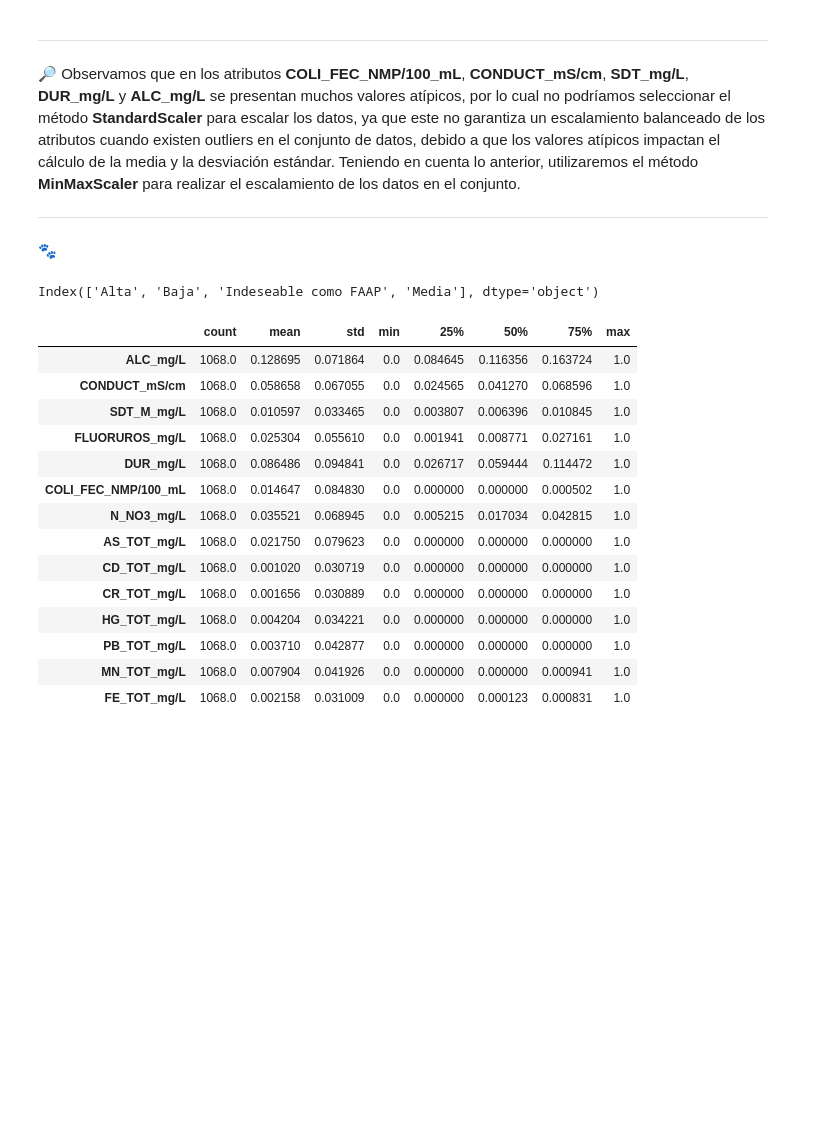
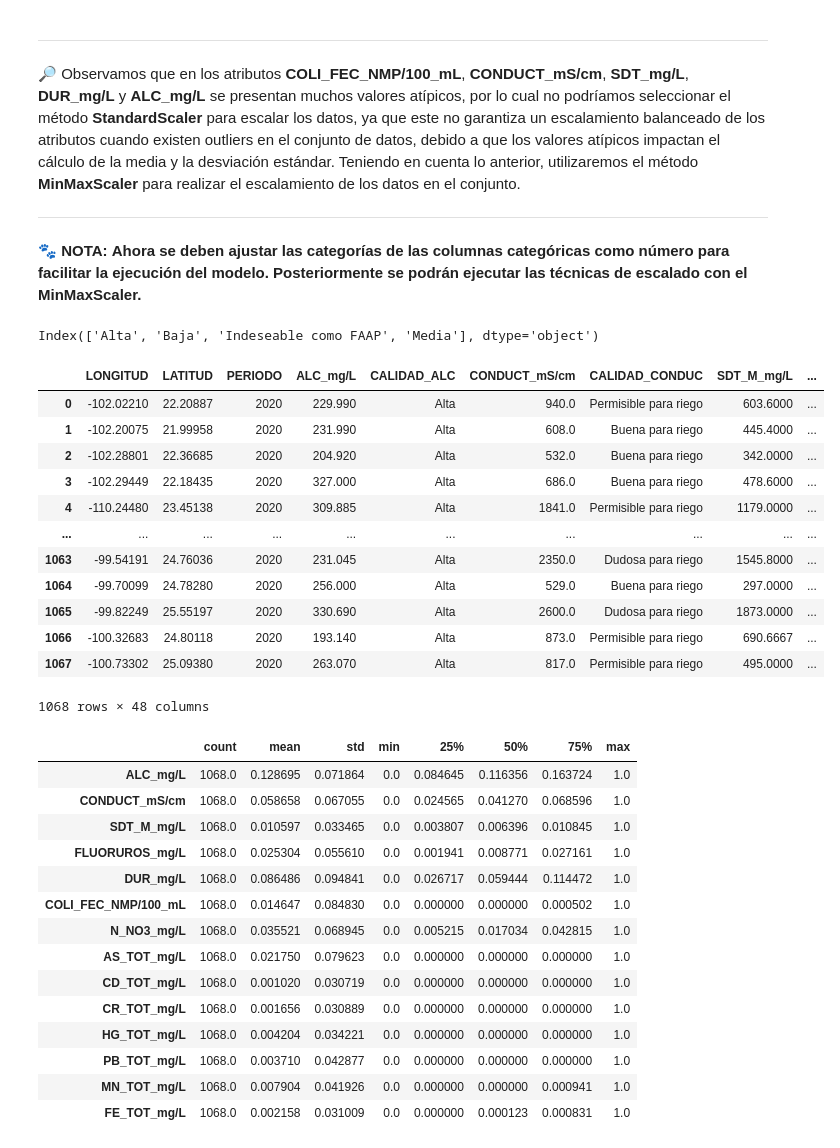
Before and after one commit to PosgradoMNA/actividades-del-projecto-equipo-60, a Jupyter notebook: Reto_Equipo_60_Entrega_1.ipynb, the cells around one changed output. Cells and saved outputs as stored; diff of their text form; code cells hidden in the pictures; blank space fills up the shorter version.

```diff
--- a/Reto_Equipo_60_Entrega_1.ipynb
+++ b/Reto_Equipo_60_Entrega_1.ipynb
@@ -566,12 +566,28 @@ plt.show()
 🔎 Observamos que en los atributos **COLI_FEC_NMP/100_mL**, **CONDUCT_mS/cm**, **SDT_mg/L**, **DUR_mg/L** y **ALC_mg/L** se presentan muchos valores atípicos, por lo cual no podríamos seleccionar el método **StandardScaler** para escalar los datos, ya que este no garantiza un escalamiento balanceado de los atributos cuando existen outliers en el conjunto de datos, debido a que los valores atípicos impactan el cálculo de la media y la desviación estándar. Teniendo en cuenta lo anterior, utilizaremos el método **MinMaxScaler** para realizar el escalamiento de los datos en el conjunto.
 
 ---
-# %% [markdown]
-🐾
+# %% [markdown]
+🐾 **NOTA:** **Ahora se deben ajustar las categorías de las columnas categóricas como número para facilitar la ejecución del modelo. Posteriormente se podrán ejecutar las técnicas de escalado con el MinMaxScaler.**
 # %%
 dfAguasSubterraneas['CALIDAD_ALC'].cat.categories
 # %% [output]
 Index(['Alta', 'Baja', 'Indeseable como FAAP', 'Media'], dtype='object')
+# %%
+dfAguasSubterraneas
+# %% [output]
+|  | LONGITUD | LATITUD | PERIODO | ALC_mg/L | CALIDAD_ALC | CONDUCT_mS/cm | CALIDAD_CONDUC | SDT_M_mg/L | ... |
+| 0 | -102.02210 | 22.20887 | 2020 | 229.990 | Alta | 940.0 | Permisible para riego | 603.6000 | ... |
+| 1 | -102.20075 | 21.99958 | 2020 | 231.990 | Alta | 608.0 | Buena para riego | 445.4000 | ... |
+| 2 | -102.28801 | 22.36685 | 2020 | 204.920 | Alta | 532.0 | Buena para riego | 342.0000 | ... |
+| 3 | -102.29449 | 22.18435 | 2020 | 327.000 | Alta | 686.0 | Buena para riego | 478.6000 | ... |
+| 4 | -110.24480 | 23.45138 | 2020 | 309.885 | Alta | 1841.0 | Permisible para riego | 1179.0000 | ... |
+| ... | ... | ... | ... | ... | ... | ... | ... | ... | ... |
+| 1063 | -99.54191 | 24.76036 | 2020 | 231.045 | Alta | 2350.0 | Dudosa para riego | 1545.8000 | ... |
+| 1064 | -99.70099 | 24.78280 | 2020 | 256.000 | Alta | 529.0 | Buena para riego | 297.0000 | ... |
+| 1065 | -99.82249 | 25.55197 | 2020 | 330.690 | Alta | 2600.0 | Dudosa para riego | 1873.0000 | ... |
+| 1066 | -100.32683 | 24.80118 | 2020 | 193.140 | Alta | 873.0 | Permisible para riego | 690.6667 | ... |
+| 1067 | -100.73302 | 25.09380 | 2020 | 263.070 | Alta | 817.0 | Permisible para riego | 495.0000 | ... |
+1068 rows × 48 columns
 # %%
 #Aplicamos el escalado a los datos utilizando el MinMaxScaler
 Escalador = MinMaxScaler()
```
